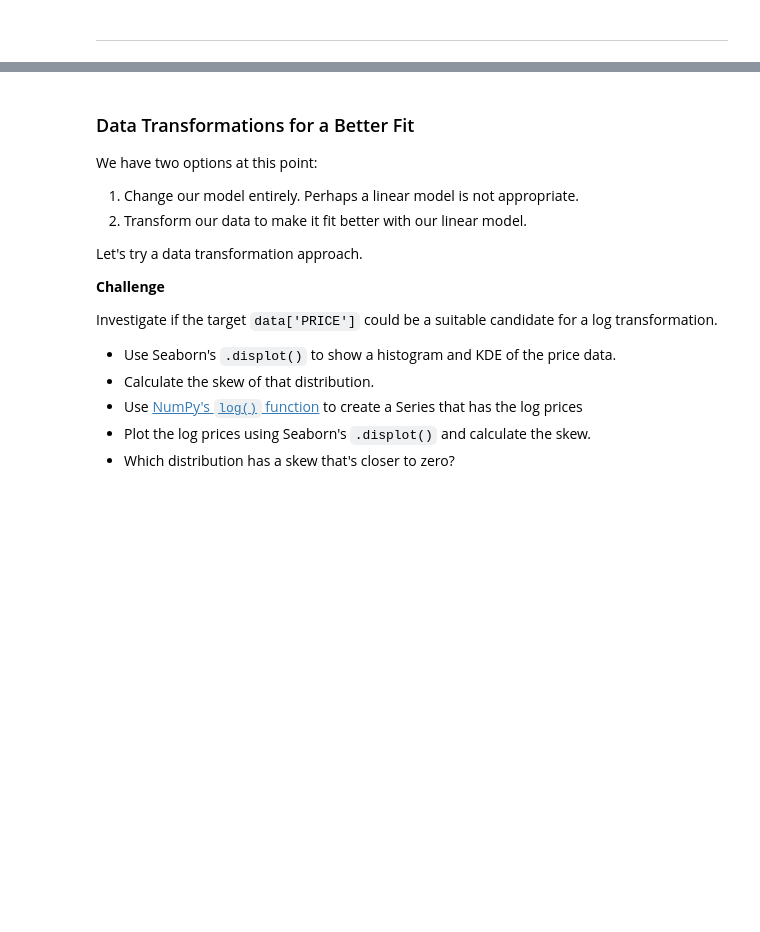
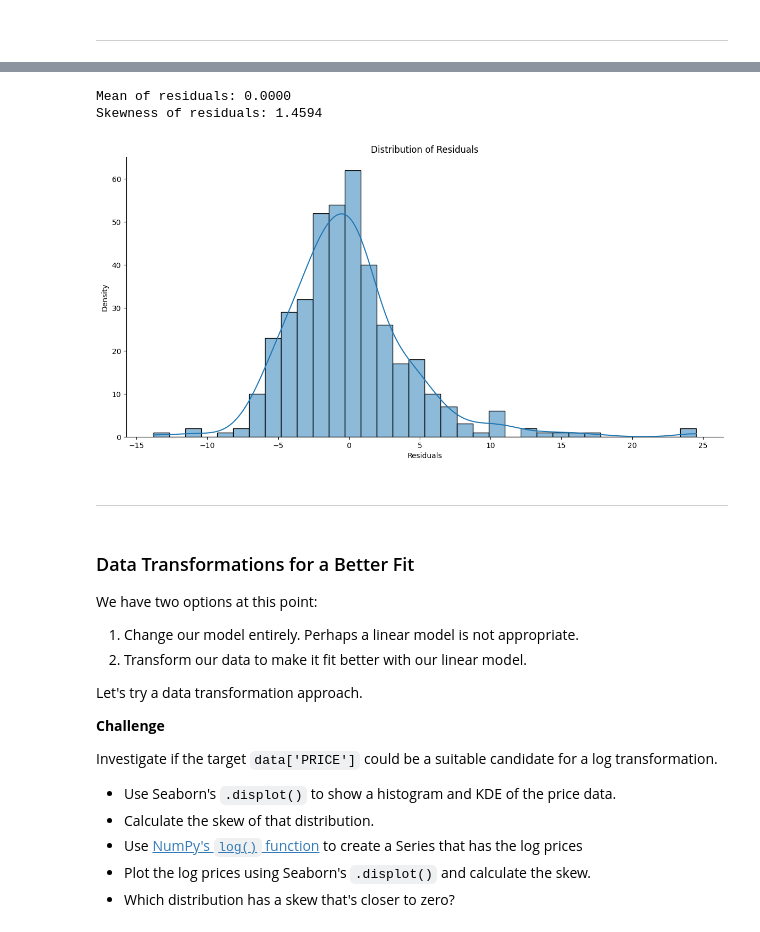
Before and after one commit to Anan014/Python_Pro_Bootcamp, a Jupyter notebook: day81-Predict_House_Prices/Multivariable_Regression_and_Valuation_Model.ipynb, the cells around one changed output, grey strips where cells are left out. Saved outputs shown, nothing was run; the diff lists cells and outputs as text; code cells hidden in the pictures; blank space fills up the shorter version.

```diff
--- a/day81-Predict_House_Prices/Multivariable_Regression_and_Valuation_Model.ipynb
+++ b/day81-Predict_House_Prices/Multivariable_Regression_and_Valuation_Model.ipynb
@@ -642,6 +672,27 @@ In an ideal case, what we want is something close to a normal distribution. A no
 * Again, use Seaborn's `.displot()` to create a histogram and superimpose the Kernel Density Estimate (KDE)
 * Is the skewness different from zero? If so, by how much?
 * Is the mean different from zero?
+# %%
+# Calculate the mean and skewness of the residuals
+mean_residuals = residuals.mean()
+skewness_residuals = residuals.skew()
+
+print(f"Mean of residuals: {mean_residuals:.4f}")
+print(f"Skewness of residuals: {skewness_residuals:.4f}")
+# %% [output]
+Mean of residuals: 0.0000
+Skewness of residuals: 1.4594
+# %%
+# Create a histogram with KDE for the residuals
+sns.displot(residuals, kde=True, aspect=2, height=6)
+plt.title('Distribution of Residuals')
+plt.xlabel('Residuals')
+plt.ylabel('Density')
+plt.show()
+# %% [output]
+[figure, added]
+# %% [markdown]
+<hr>
 # %% [markdown]
 ### Data Transformations for a Better Fit
 
```
Also changed, not shown: parts of 4 cells of this notebook.
